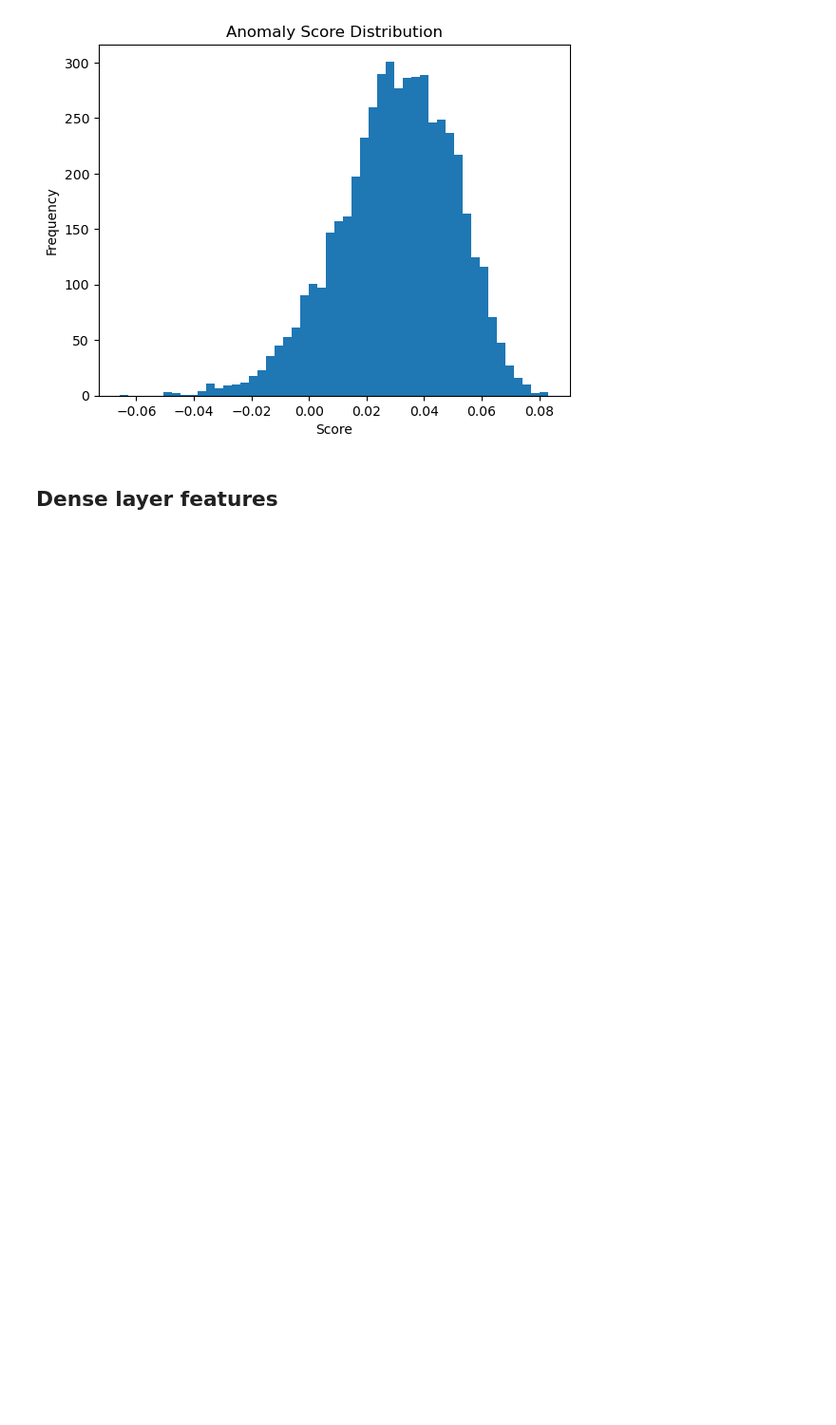
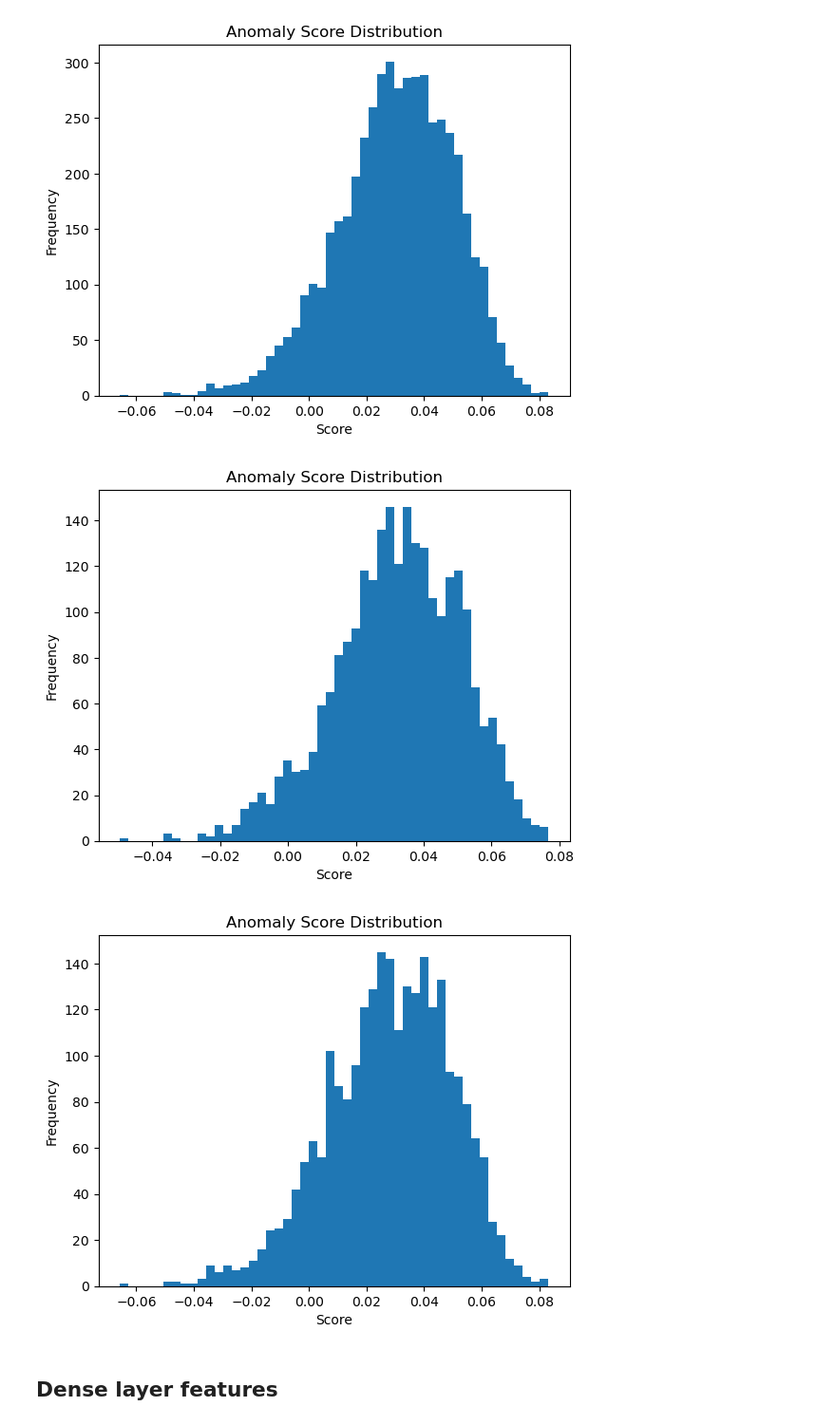
Before and after one commit to enikop/CNN-Projects, a Jupyter notebook: openset/CNN_isolation_forest_6_class_v2.ipynb, the cells around one changed output. Shown: that part at 95% size. Drawn from its saved outputs; the diff is of its cells as text; code cells hidden in the pictures; blank space fills up the shorter version.

```diff
--- a/openset/CNN_isolation_forest_6_class_v2.ipynb
+++ b/openset/CNN_isolation_forest_6_class_v2.ipynb
@@ -531,6 +531,12 @@ Outlier count
 show_anomaly_score_plot(anomaly_scores)
 # %% [output]
 [figure]
+# %%
+show_anomaly_score_plot(anomaly_scores[is_known == -1])
+show_anomaly_score_plot(anomaly_scores[is_known == 1])
+# %% [output]
+[figure, added]
+[figure, added]
 # %% [markdown]
 ## Dense layer features
 # %%
```
Also changed, not shown: parts of 21 cells of this notebook.
